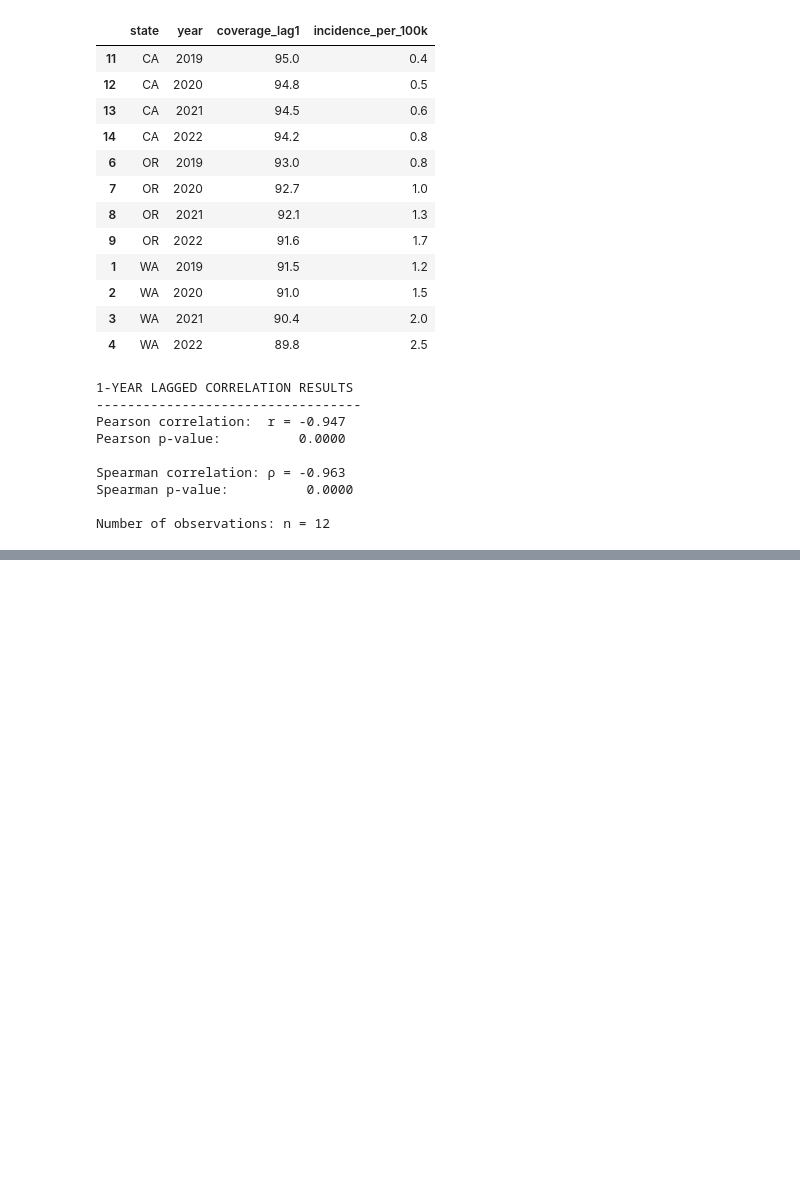
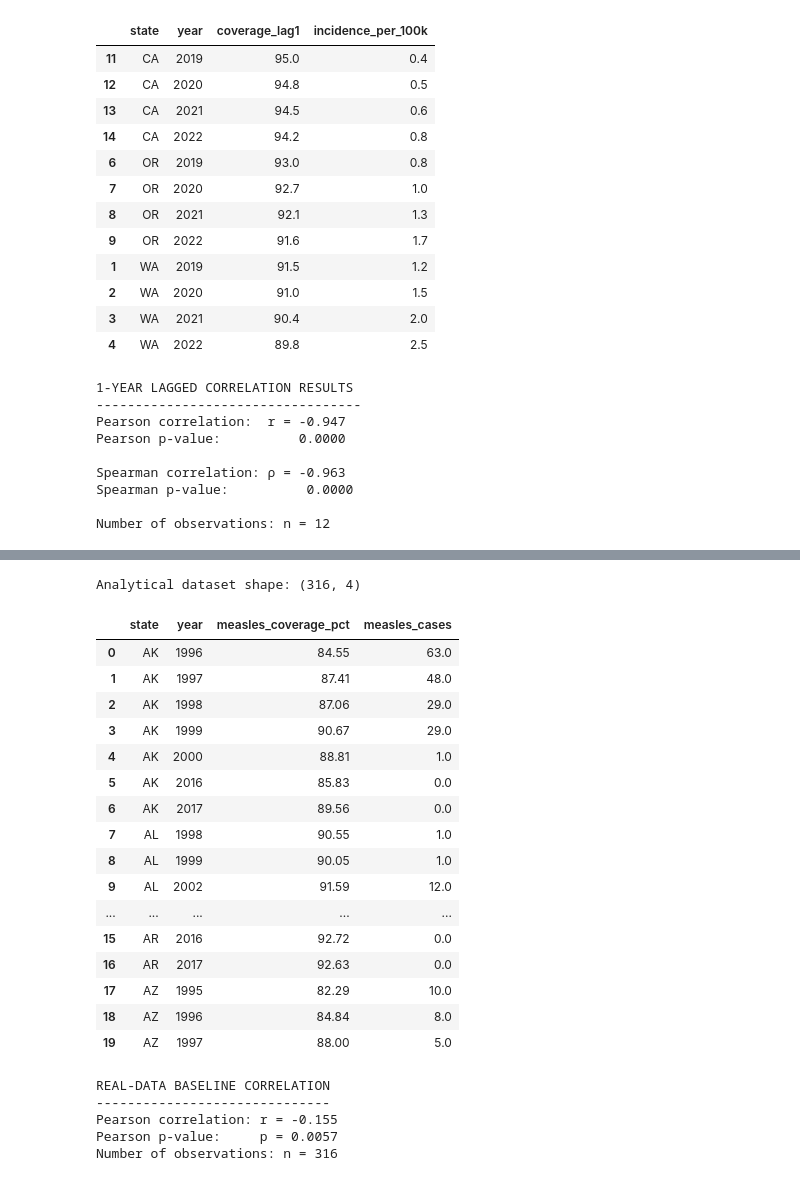
Before and after one commit to FusRaDa/biot670i_capstone_vaccination_project, a Jupyter notebook: perin_notebooks/analysis_engine.ipynb, the cells around one changed output, grey strips where cells are left out. Cells and saved outputs as stored; diff of their text form; code cells hidden in the pictures; blank space fills up the shorter version.

```diff
--- a/perin_notebooks/analysis_engine.ipynb
+++ b/perin_notebooks/analysis_engine.ipynb
@@ -283,0 +319,62 @@ Number of observations: n = 12
+# %%
+# Merge measles vaccination coverage with measles cases
+measles_df = pd.merge(
+    coverage[
+        ["state", "year", "measles_coverage_pct"]
+    ],
+    cases[
+        ["state", "year", "measles_cases"]
+    ],
+    on=["state", "year"],
+    how="inner"
+)
+
+# Remove observations missing coverage or case data
+measles_df = measles_df.dropna(
+    subset=["measles_coverage_pct", "measles_cases"]
+)
+
+# Sort by state and year
+measles_df = measles_df.sort_values(
+    ["state", "year"]
+).reset_index(drop=True)
+
+print("Analytical dataset shape:", measles_df.shape)
+
+display(measles_df.head(20))
+# %% [output]
+Analytical dataset shape: (316, 4)
+|  | state | year | measles_coverage_pct | measles_cases |
+| 0 | AK | 1996 | 84.55 | 63.0 |
+| 1 | AK | 1997 | 87.41 | 48.0 |
+| 2 | AK | 1998 | 87.06 | 29.0 |
+| 3 | AK | 1999 | 90.67 | 29.0 |
+| 4 | AK | 2000 | 88.81 | 1.0 |
+| 5 | AK | 2016 | 85.83 | 0.0 |
+| 6 | AK | 2017 | 89.56 | 0.0 |
+| 7 | AL | 1998 | 90.55 | 1.0 |
+| 8 | AL | 1999 | 90.05 | 1.0 |
+| 9 | AL | 2002 | 91.59 | 12.0 |
+| ... | ... | ... | ... | ... |
+| 15 | AR | 2016 | 92.72 | 0.0 |
+| 16 | AR | 2017 | 92.63 | 0.0 |
+| 17 | AZ | 1995 | 82.29 | 10.0 |
+| 18 | AZ | 1996 | 84.84 | 8.0 |
+| 19 | AZ | 1997 | 88.00 | 5.0 |
+# %%
+baseline_r, baseline_p = pearsonr(
+    measles_df["measles_coverage_pct"],
+    measles_df["measles_cases"]
+)
+
+print("REAL-DATA BASELINE CORRELATION")
+print("------------------------------")
+print(f"Pearson correlation: r = {baseline_r:.3f}")
+print(f"Pearson p-value:     p = {baseline_p:.4f}")
+print(f"Number of observations: n = {len(measles_df)}")
+# %% [output]
+REAL-DATA BASELINE CORRELATION
+------------------------------
+Pearson correlation: r = -0.155
+Pearson p-value:     p = 0.0057
+Number of observations: n = 316
```
Also changed, not shown: parts of 10 cells of this notebook.
